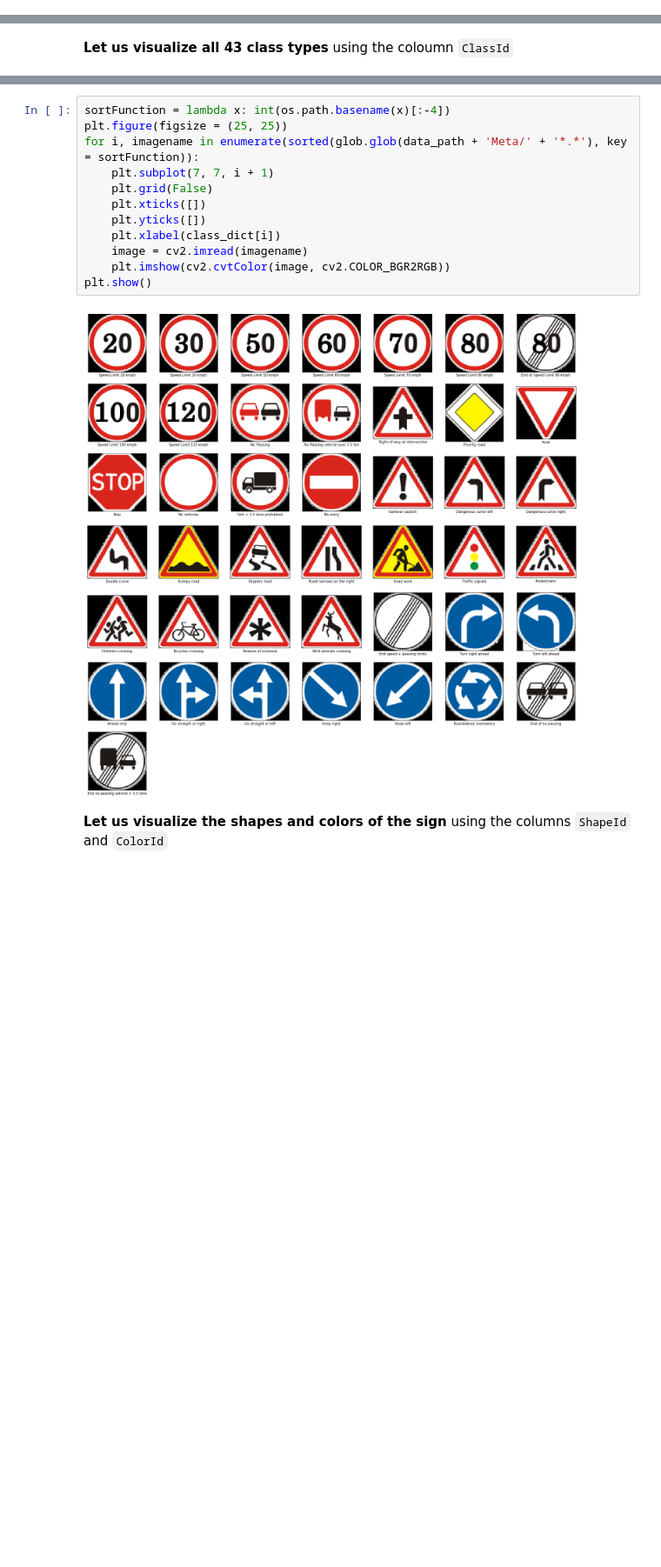
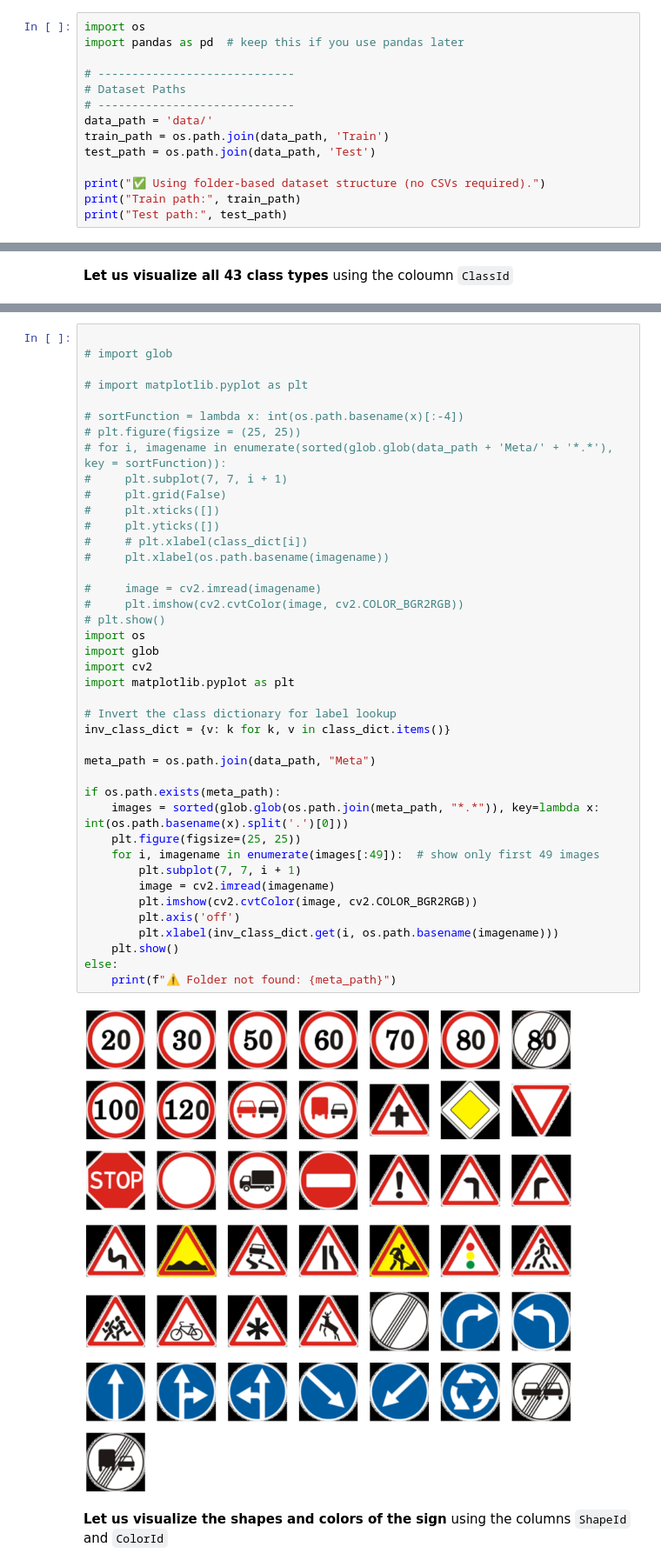
Before and after one commit to divy151005/traffic_sign_detection_gtsrb, a Jupyter notebook: traffic_sign_detection.ipynb, the cells around one changed output, grey strips where cells are left out. Shown at 87% size. Drawn from its saved outputs; the diff is of its cells as text; blank space fills up the shorter version.

```diff
--- a/traffic_sign_detection.ipynb
+++ b/traffic_sign_detection.ipynb
@@ -51,0 +63,14 @@ df_test = pd.read_csv(data_path + 'Test.csv')
+# %%
+import os
+import pandas as pd  # keep this if you use pandas later
+
+# -----------------------------
+# Dataset Paths
+# -----------------------------
+data_path = 'data/'
+train_path = os.path.join(data_path, 'Train')
+test_path = os.path.join(data_path, 'Test')
+
+print("✅ Using folder-based dataset structure (no CSVs required).")
+print("Train path:", train_path)
+print("Test path:", test_path)
@@ -95,16 +152,45 @@ class_dict = {keys:values for keys,values in zip(class_labels, class_values)}
 # %%
-sortFunction = lambda x: int(os.path.basename(x)[:-4])
-plt.figure(figsize = (25, 25))
-for i, imagename in enumerate(sorted(glob.glob(data_path + 'Meta/' + '*.*'), key = sortFunction)):
-    plt.subplot(7, 7, i + 1)
-    plt.grid(False)
-    plt.xticks([])
-    plt.yticks([])
-    plt.xlabel(class_dict[i])
-    image = cv2.imread(imagename)
-    plt.imshow(cv2.cvtColor(image, cv2.COLOR_BGR2RGB))
-plt.show()
+
+# import glob
+
+# import matplotlib.pyplot as plt
+
+# sortFunction = lambda x: int(os.path.basename(x)[:-4])
+# plt.figure(figsize = (25, 25))
+# for i, imagename in enumerate(sorted(glob.glob(data_path + 'Meta/' + '*.*'), key = sortFunction)):
+#     plt.subplot(7, 7, i + 1)
+#     plt.grid(False)
+#     plt.xticks([])
+#     plt.yticks([])
+#     # plt.xlabel(class_dict[i])
+#     plt.xlabel(os.path.basename(imagename))
+
+#     image = cv2.imread(imagename)
+#     plt.imshow(cv2.cvtColor(image, cv2.COLOR_BGR2RGB))
+# plt.show()
+import os
+import glob
+import cv2
+import matplotlib.pyplot as plt
+
+# Invert the class dictionary for label lookup
+inv_class_dict = {v: k for k, v in class_dict.items()}
+
+meta_path = os.path.join(data_path, "Meta")
+
+if os.path.exists(meta_path):
+    images = sorted(glob.glob(os.path.join(meta_path, "*.*")), key=lambda x: int(os.path.basename(x).split('.')[0]))
+    plt.figure(figsize=(25, 25))
+    for i, imagename in enumerate(images[:49]):  # show only first 49 images
+        plt.subplot(7, 7, i + 1)
+        image = cv2.imread(imagename)
+        plt.imshow(cv2.cvtColor(image, cv2.COLOR_BGR2RGB))
+        plt.axis('off')
+        plt.xlabel(inv_class_dict.get(i, os.path.basename(imagename)))
+    plt.show()
+else:
+    print(f"⚠️ Folder not found: {meta_path}")
 # %% [output]
-[figure, old version]
+[figure, new version]
 # %% [markdown]
 **Let us visualize the shapes and colors of the sign** using the columns `ShapeId` and `ColorId`
```
Also changed, not shown: parts of 57 cells of this notebook, 33 other files.
